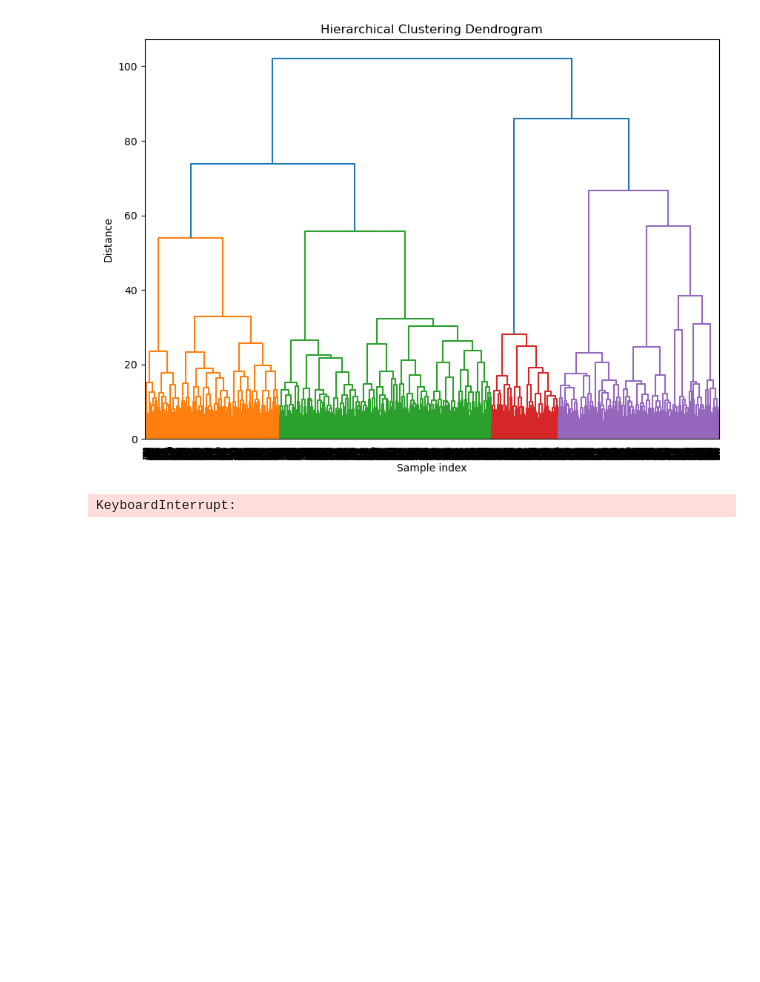
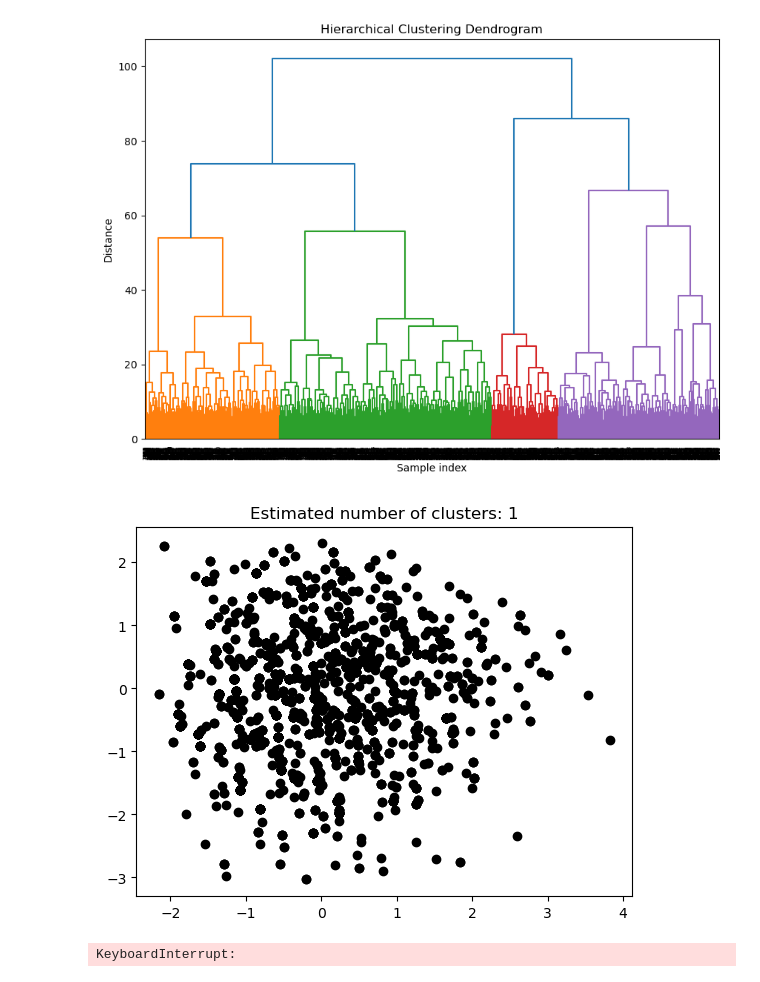
Before and after one commit to UoB-DSMP-2023-24/dsmp-2024-group10, a Jupyter notebook: after GIANA.ipynb, the cells around one changed output. Saved outputs shown, nothing was run; the diff lists cells and outputs as text; code cells hidden in the pictures; blank space fills up the shorter version.

```diff
--- a/after GIANA.ipynb
+++ b/after GIANA.ipynb
@@ -201,6 +366,49 @@ plt.ylabel('Distance')
 plt.show()
 # %% [output]
 [figure]
+# %%
+import numpy as np
+import matplotlib.pyplot as plt
+from sklearn.datasets import make_moons
+from sklearn.cluster import DBSCAN
+from sklearn.preprocessing import StandardScaler
+
+
+data = StandardScaler().fit_transform(data_AB_human)
+
+# 应用 DBSCAN 算法
+db = DBSCAN(eps=0.3, min_samples=5)
+db.fit(data)
+
+# 获取聚类标签
+labels = db.labels_
+
+# 标识噪声点
+core_samples_mask = np.zeros_like(db.labels_, dtype=bool)
+core_samples_mask[db.core_sample_indices_] = True
+
+# 绘图
+unique_labels = set(labels)
+colors = [plt.cm.Spectral(each) for each in np.linspace(0, 1, len(unique_labels))]
+for k, col in zip(unique_labels, colors):
+    if k == -1:
+        # 黑色用于噪声点
+        col = [0, 0, 0, 1]
+
+    class_member_mask = (labels == k)
+
+    # 绘制核心点
+    xy = data[class_member_mask & core_samples_mask]
+    plt.plot(xy[:, 0], xy[:, 1], 'o', markerfacecolor=tuple(col), markeredgecolor='k', markersize=14)
+
+    # 绘制边界点
+    xy = data[class_member_mask & ~core_samples_mask]
+    plt.plot(xy[:, 0], xy[:, 1], 'o', markerfacecolor=tuple(col), markeredgecolor='k', markersize=6)
+
+plt.title('Estimated number of clusters: %d' % len(unique_labels))
+plt.show()
+# %% [output]
+[figure, added]
 # %%
 from sklearn.cluster import SpectralClustering
 from sklearn.datasets import make_moons
```
Also changed, not shown: parts of 10 cells of this notebook, 6 other files.
